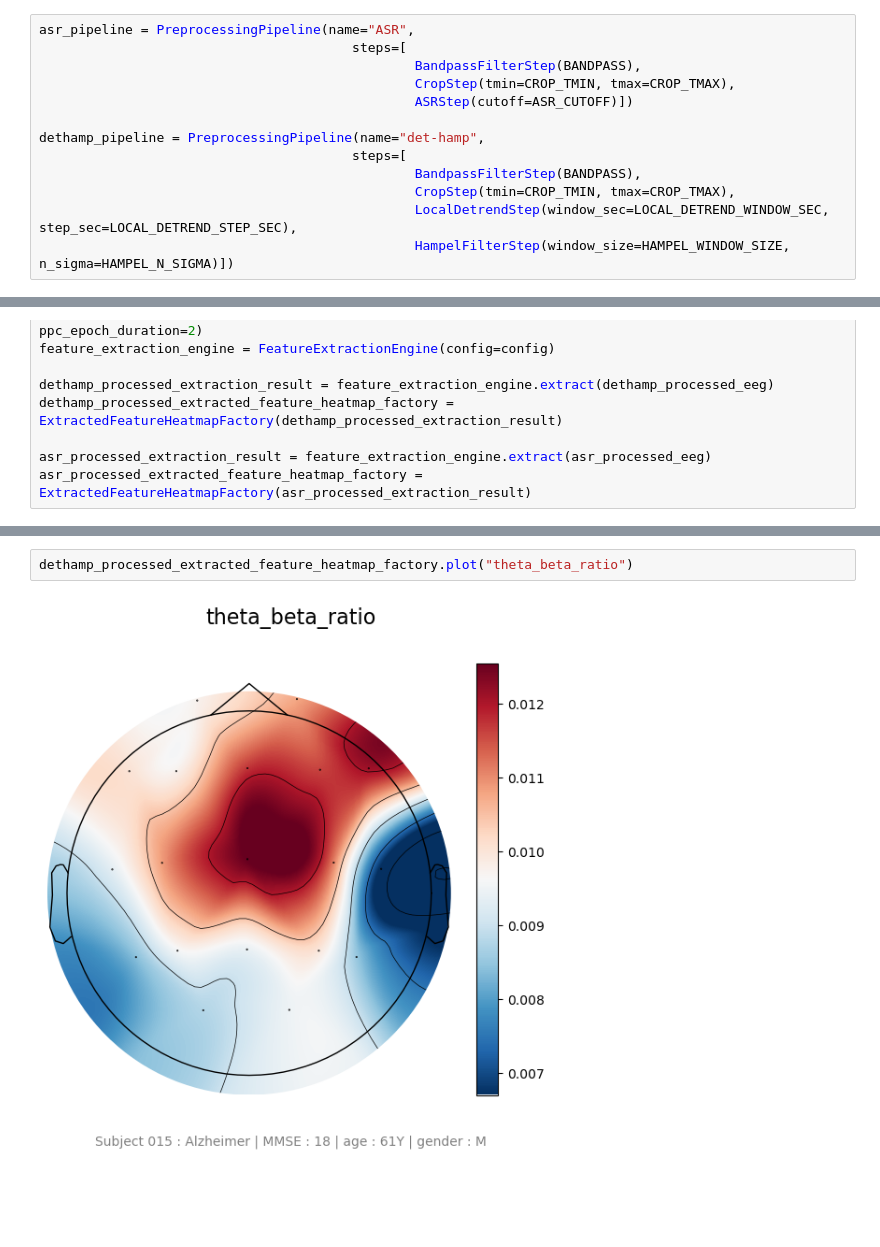
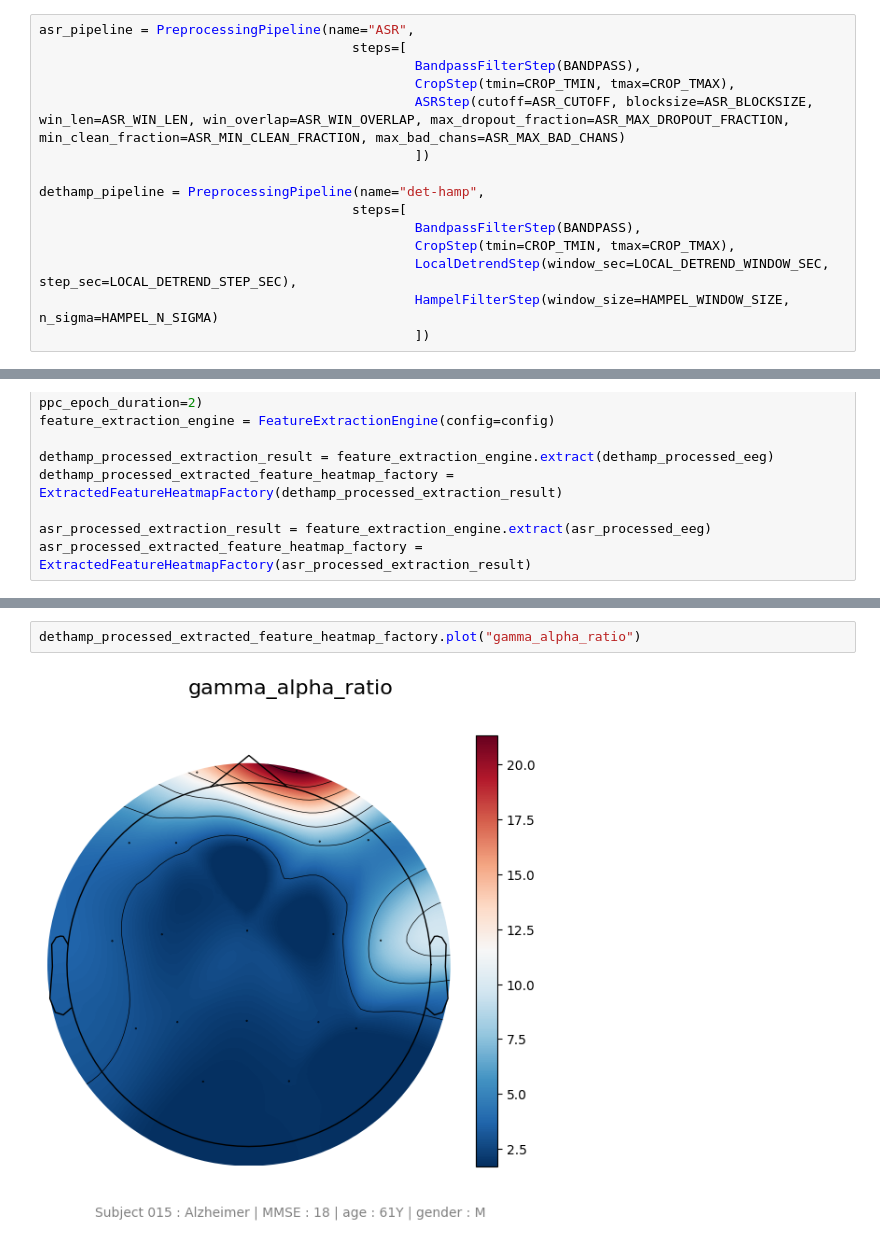
Before and after one commit to thePTH/eeg, a Jupyter notebook: notebook.ipynb, the cells around one changed output, grey strips where cells are left out. Drawn from its saved outputs; the diff is of its cells as text; blank space fills up the shorter version.

```diff
--- a/notebook.ipynb
+++ b/notebook.ipynb
@@ -55,14 +47,16 @@ asr_pipeline = PreprocessingPipeline(name="ASR",
                                         steps=[
                                                 BandpassFilterStep(BANDPASS),
                                                 CropStep(tmin=CROP_TMIN, tmax=CROP_TMAX),
-                                                ASRStep(cutoff=ASR_CUTOFF)])
+                                                ASRStep(cutoff=ASR_CUTOFF, blocksize=ASR_BLOCKSIZE, win_len=ASR_WIN_LEN, win_overlap=ASR_WIN_OVERLAP, max_dropout_fraction=ASR_MAX_DROPOUT_FRACTION, min_clean_fraction=ASR_MIN_CLEAN_FRACTION, max_bad_chans=ASR_MAX_BAD_CHANS)
+                                                ])
 
 dethamp_pipeline = PreprocessingPipeline(name="det-hamp",
                                         steps=[
                                                 BandpassFilterStep(BANDPASS),
                                                 CropStep(tmin=CROP_TMIN, tmax=CROP_TMAX),
                                                 LocalDetrendStep(window_sec=LOCAL_DETREND_WINDOW_SEC, step_sec=LOCAL_DETREND_STEP_SEC),
-                                                HampelFilterStep(window_size=HAMPEL_WINDOW_SIZE, n_sigma=HAMPEL_N_SIGMA)])
+                                                HampelFilterStep(window_size=HAMPEL_WINDOW_SIZE, n_sigma=HAMPEL_N_SIGMA)
+                                                ])
 # %%
 recorded_eeg = recordings[14]
 asr_processed_eeg = asr_pipeline.compute(recorded_eeg)
@@ -104,4 +74,4 @@ asr_processed_extraction_result.feature_names
 # %%
-dethamp_processed_extracted_feature_heatmap_factory.plot("theta_beta_ratio")
+dethamp_processed_extracted_feature_heatmap_factory.plot("gamma_alpha_ratio")
 # %% [output]
-[figure, old version]
+[figure, new version]
```
Also changed, not shown: parts of 4 cells of this notebook, 6 other files.
